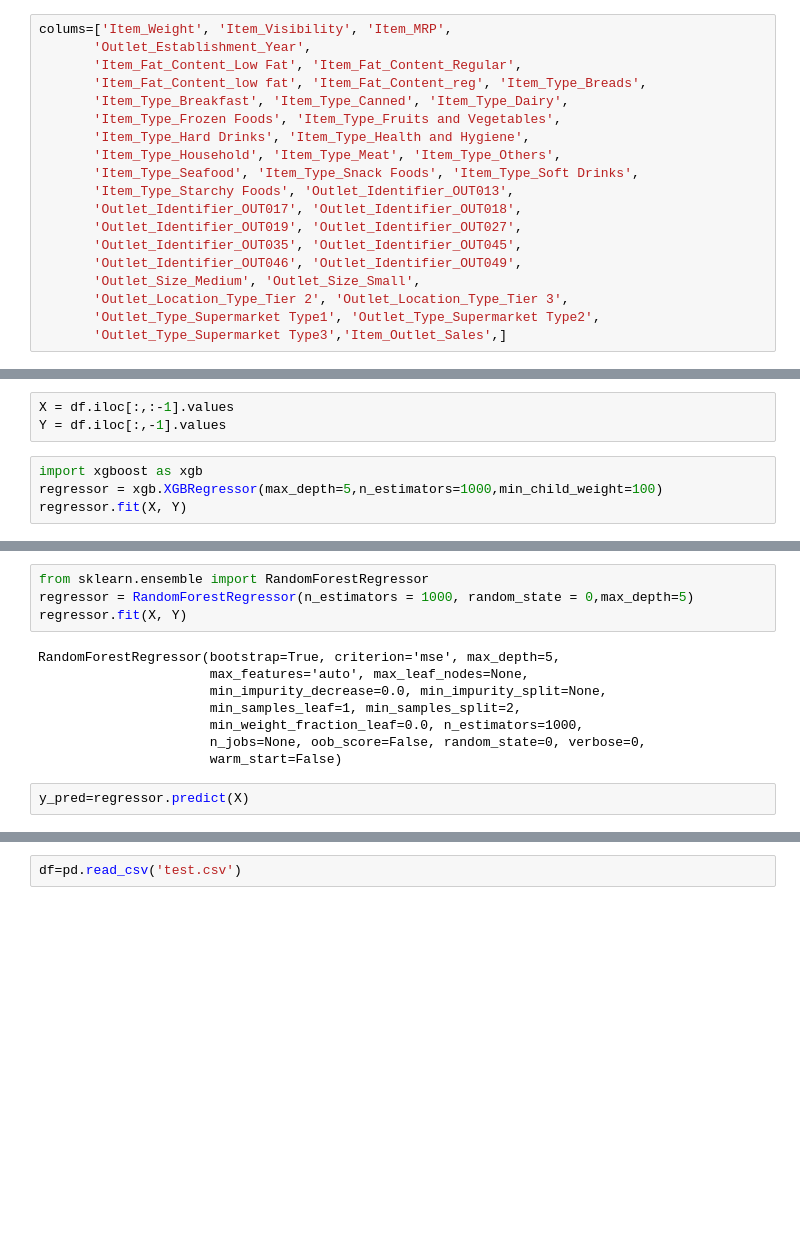
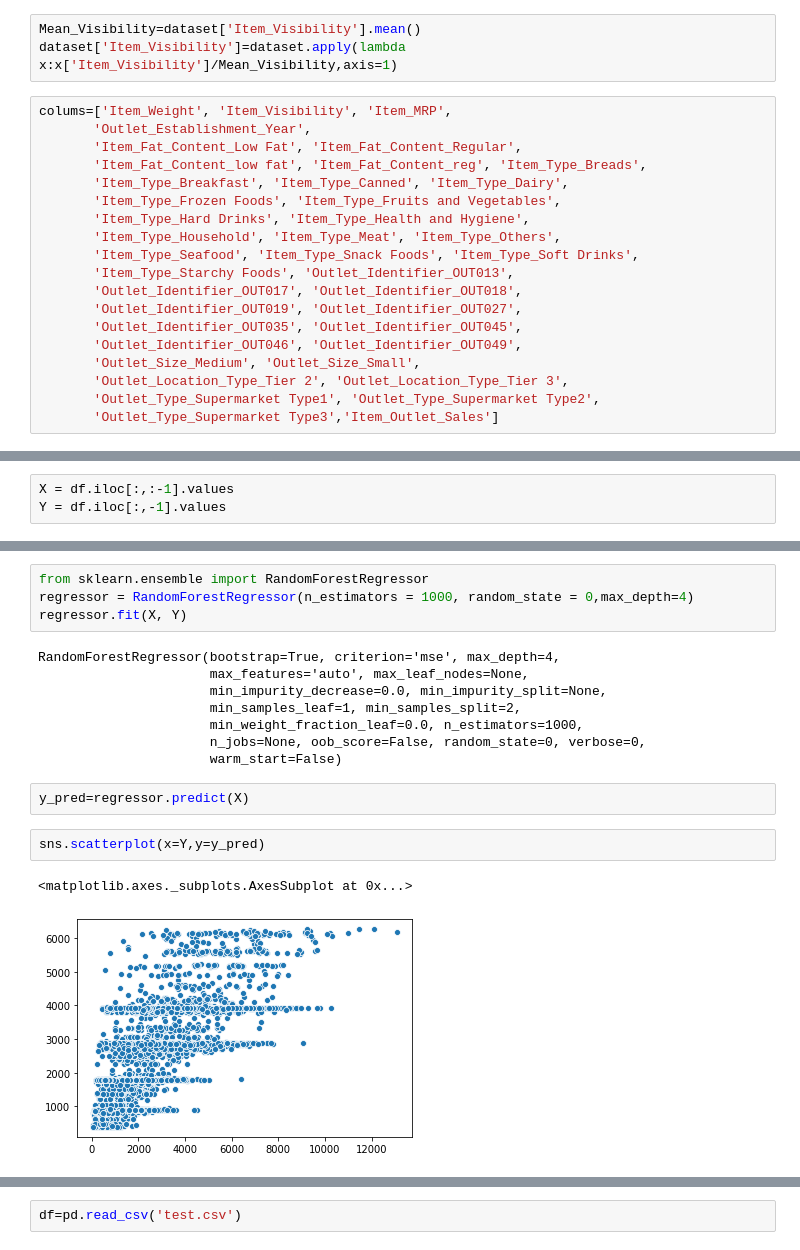
Before and after one commit to siddharthjain1611/Big_Mart_Sales_Prediction, a Jupyter notebook: Bigmart.ipynb, the cells around one changed output, grey strips where cells are left out. Drawn from its saved outputs; the diff is of its cells as text; blank space fills up the shorter version.

```diff
--- a/Bigmart.ipynb
+++ b/Bigmart.ipynb
@@ -78,3 +80,6 @@ Index(['Item_Weight', 'Item_Visibility', 'Item_MRP',
+# %%
+Mean_Visibility=dataset['Item_Visibility'].mean()
+dataset['Item_Visibility']=dataset.apply(lambda x:x['Item_Visibility']/Mean_Visibility,axis=1)
 # %%
 colums=['Item_Weight', 'Item_Visibility', 'Item_MRP',
        'Outlet_Establishment_Year',
@@ -93,13 +98,9 @@ colums=['Item_Weight', 'Item_Visibility', 'Item_MRP',
        'Outlet_Size_Medium', 'Outlet_Size_Small',
        'Outlet_Location_Type_Tier 2', 'Outlet_Location_Type_Tier 3',
        'Outlet_Type_Supermarket Type1', 'Outlet_Type_Supermarket Type2',
-       'Outlet_Type_Supermarket Type3','Item_Outlet_Sales',]
+       'Outlet_Type_Supermarket Type3','Item_Outlet_Sales']
 # %%
 df=pd.DataFrame(dataset,columns=colums)
 # %%
 X = df.iloc[:,:-1].values
 Y = df.iloc[:,-1].values
-# %%
-import xgboost as xgb
-regressor = xgb.XGBRegressor(max_depth=5,n_estimators=1000,min_child_weight=100)
-regressor.fit(X, Y)
@@ -115,9 +107,9 @@ XGBRegressor(base_score=0.5, booster='gbtree', colsample_bylevel=1,
 # %%
 from sklearn.ensemble import RandomForestRegressor
-regressor = RandomForestRegressor(n_estimators = 1000, random_state = 0,max_depth=5)
+regressor = RandomForestRegressor(n_estimators = 1000, random_state = 0,max_depth=4)
 regressor.fit(X, Y)
 # %% [output]
-RandomForestRegressor(bootstrap=True, criterion='mse', max_depth=5,
+RandomForestRegressor(bootstrap=True, criterion='mse', max_depth=4,
                       max_features='auto', max_leaf_nodes=None,
                       min_impurity_decrease=0.0, min_impurity_split=None,
                       min_samples_leaf=1, min_samples_split=2,
@@ -126,6 +118,11 @@ RandomForestRegressor(bootstrap=True, criterion='mse', max_depth=5,
                       warm_start=False)
 # %%
 y_pred=regressor.predict(X)
+# %%
+sns.scatterplot(x=Y,y=y_pred)
+# %% [output]
+<matplotlib.axes._subplots.AxesSubplot at 0x...>
+[figure, added]
 # %%
 from sklearn import metrics
 print("RMSE", np.sqrt(metrics.mean_squared_error(Y, y_pred)))
```
Also changed, not shown: parts of 5 cells of this notebook, 2 other files.
